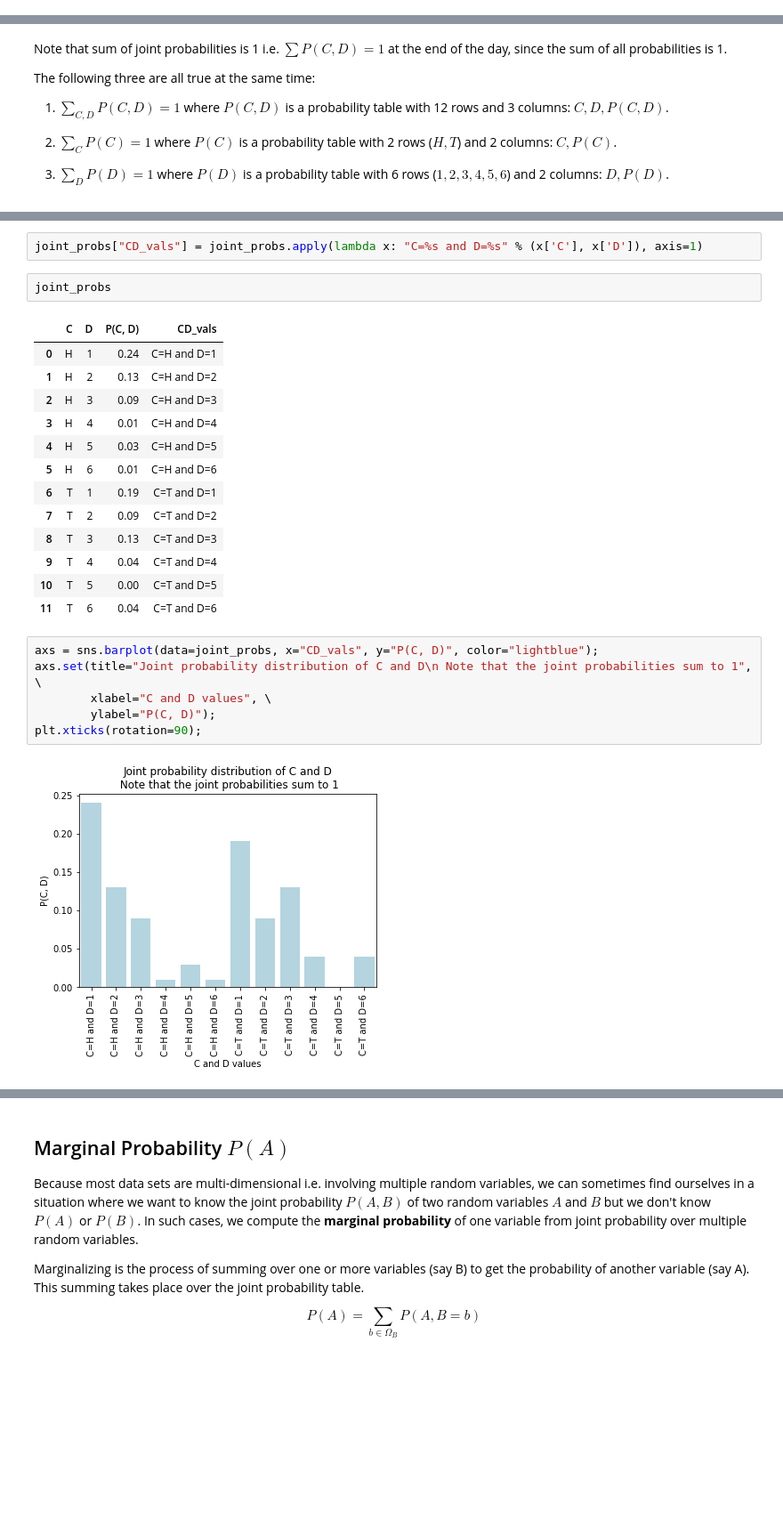
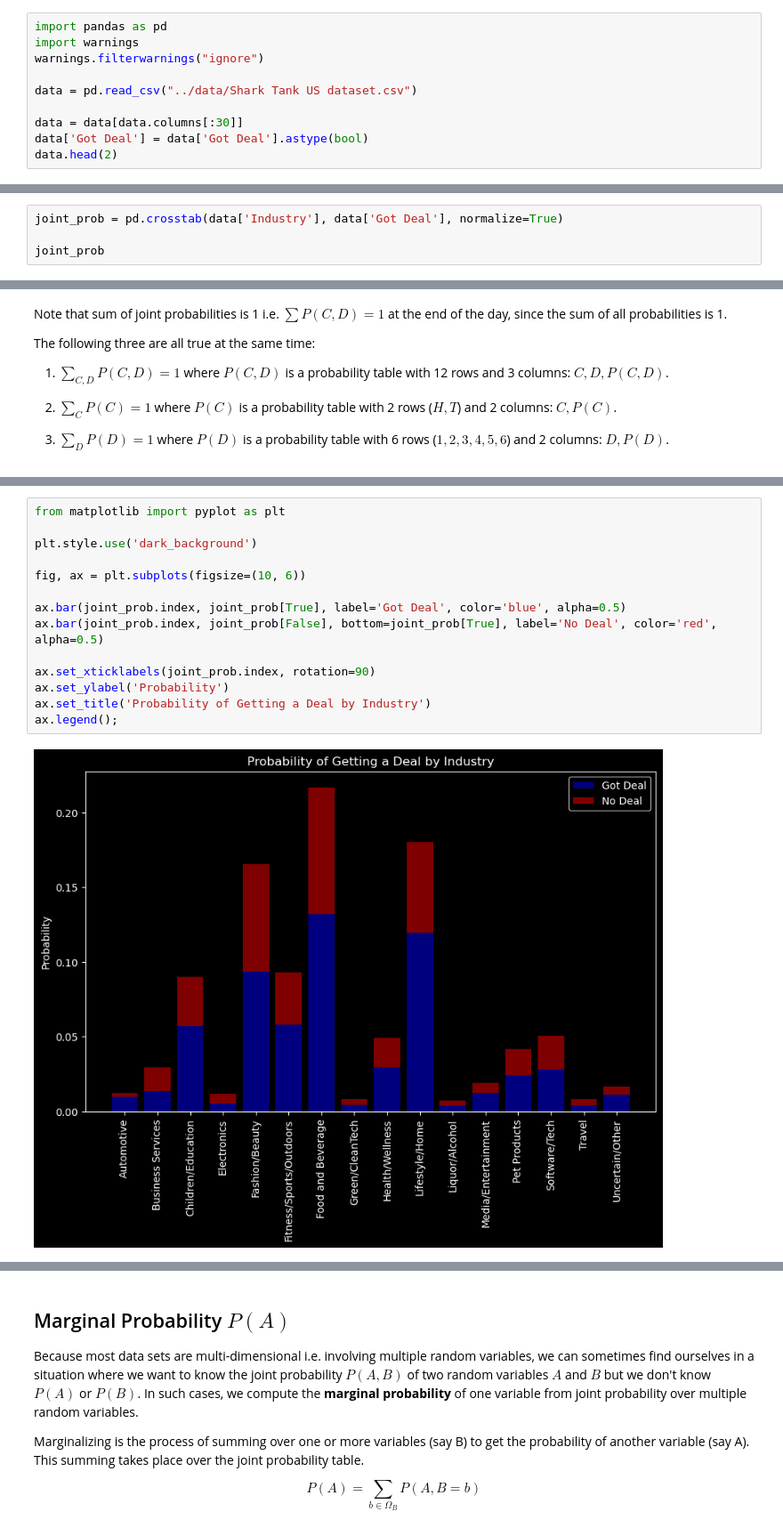
Before and after one commit to fahadsultan/csc272, a Jupyter notebook: probability/joint_prob.ipynb, the cells around one changed output, grey strips where cells are left out. Shown at 89% size. Cells and saved outputs as stored; diff of their text form; blank space fills up the shorter version.

Commit message:
Prob

```diff
--- a/probability/joint_prob.ipynb
+++ b/probability/joint_prob.ipynb
@@ -3,3 +3,13 @@
 title: "Joint Probability"
 toc: true
 ---
+# %%
+import pandas as pd
+import warnings
+warnings.filterwarnings("ignore")
+
+data = pd.read_csv("../data/Shark Tank US dataset.csv")
+
+data = data[data.columns[:30]]
+data['Got Deal'] = data['Got Deal'].astype(bool)
+data.head(2)
@@ -36,0 +58,4 @@ joint_probs['P(C, D)'].sum()
+# %%
+joint_prob = pd.crosstab(data['Industry'], data['Got Deal'], normalize=True)
+
+joint_prob
@@ -65,26 +97,16 @@ joint_probs
-# %%
-joint_probs["CD_vals"] = joint_probs.apply(lambda x: "C=%s and D=%s" % (x['C'], x['D']), axis=1)
-# %%
-joint_probs
-# %% [output]
-|  | C | D | P(C, D) | CD_vals |
-| 0 | H | 1 | 0.24 | C=H and D=1 |
-| 1 | H | 2 | 0.13 | C=H and D=2 |
-| 2 | H | 3 | 0.09 | C=H and D=3 |
-| 3 | H | 4 | 0.01 | C=H and D=4 |
-| 4 | H | 5 | 0.03 | C=H and D=5 |
-| 5 | H | 6 | 0.01 | C=H and D=6 |
-| 6 | T | 1 | 0.19 | C=T and D=1 |
-| 7 | T | 2 | 0.09 | C=T and D=2 |
-| 8 | T | 3 | 0.13 | C=T and D=3 |
-| 9 | T | 4 | 0.04 | C=T and D=4 |
-| 10 | T | 5 | 0.00 | C=T and D=5 |
-| 11 | T | 6 | 0.04 | C=T and D=6 |
-# %%
-axs = sns.barplot(data=joint_probs, x="CD_vals", y="P(C, D)", color="lightblue");
-axs.set(title="Joint probability distribution of C and D\n Note that the joint probabilities sum to 1", \
-        xlabel="C and D values", \
-        ylabel="P(C, D)");
-plt.xticks(rotation=90);
-# %% [output]
-[figure, removed]
+# %%
+from matplotlib import pyplot as plt
+
+plt.style.use('dark_background')
+
+fig, ax = plt.subplots(figsize=(10, 6))
+
+ax.bar(joint_prob.index, joint_prob[True], label='Got Deal', color='blue', alpha=0.5)
+ax.bar(joint_prob.index, joint_prob[False], bottom=joint_prob[True], label='No Deal', color='red', alpha=0.5)
+
+ax.set_xticklabels(joint_prob.index, rotation=90)
+ax.set_ylabel('Probability')
+ax.set_title('Probability of Getting a Deal by Industry')
+ax.legend();
+# %% [output]
+[figure, added]
```
Also changed, not shown: parts of 31 cells of this notebook, 23 other files.
